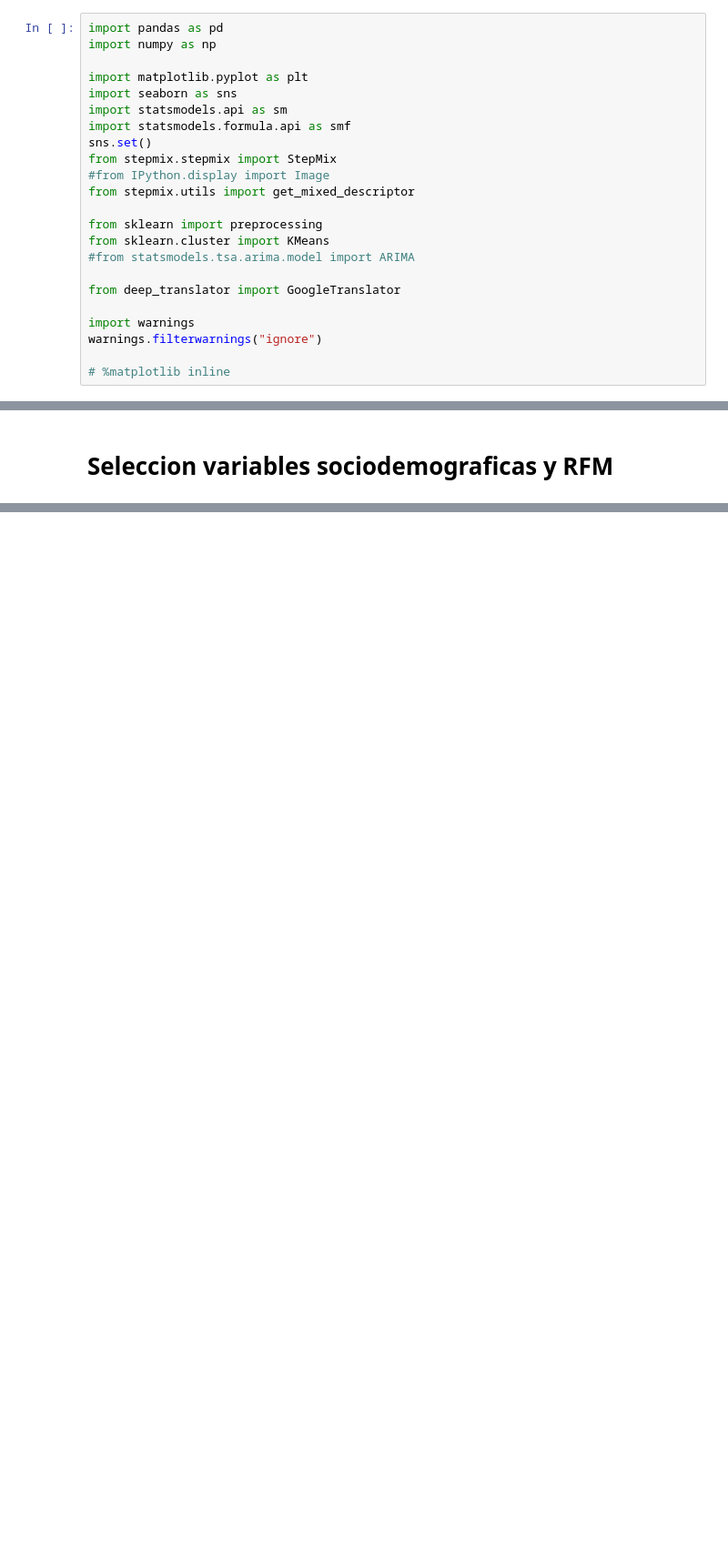
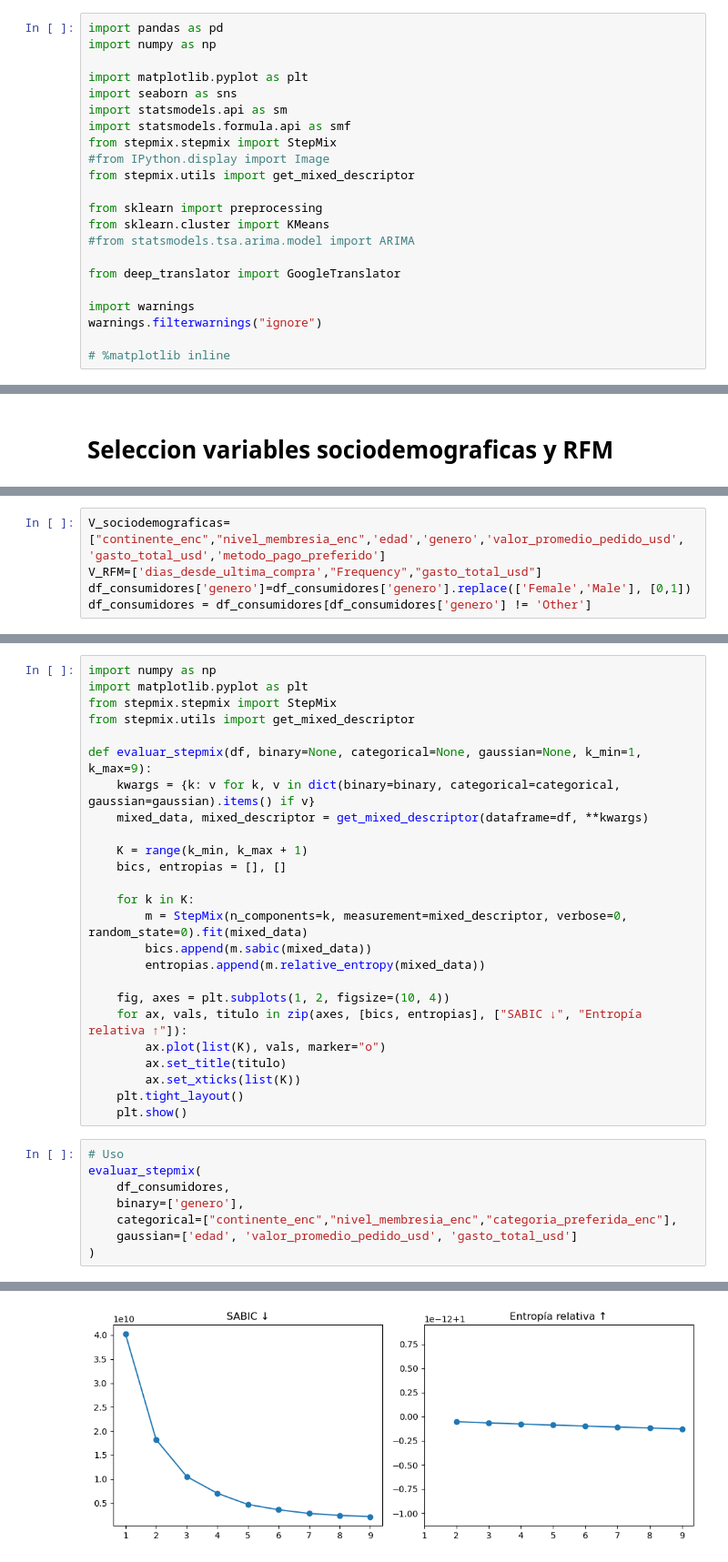
Before and after one commit to ShawnFRS/trabajos-marketing, a Jupyter notebook: trabajo 2/trabajo 2.ipynb, the cells around one changed output, grey strips where cells are left out. Shown at 91% size. Saved outputs shown, nothing was run; the diff lists cells and outputs as text; blank space fills up the shorter version.

```diff
--- a/trabajo 2/trabajo 2.ipynb
+++ b/trabajo 2/trabajo 2.ipynb
@@ -72,7 +69,6 @@ import matplotlib.pyplot as plt
 import seaborn as sns
 import statsmodels.api as sm
 import statsmodels.formula.api as smf
-sns.set()
 from stepmix.stepmix import StepMix
 #from IPython.display import Image
 from stepmix.utils import get_mixed_descriptor
@@ -196,0 +337,5 @@ display(df.head(5))
+# %%
+V_sociodemograficas=["continente_enc","nivel_membresia_enc",'edad','genero','valor_promedio_pedido_usd', 'gasto_total_usd','metodo_pago_preferido']
+V_RFM=['dias_desde_ultima_compra',"Frequency","gasto_total_usd"]
+df_consumidores['genero']=df_consumidores['genero'].replace(['Female','Male'], [0,1])
+df_consumidores = df_consumidores[df_consumidores['genero'] != 'Other']
@@ -196,0 +344,34 @@ display(df.head(5))
+# %%
+import numpy as np
+import matplotlib.pyplot as plt
+from stepmix.stepmix import StepMix
+from stepmix.utils import get_mixed_descriptor
+
+def evaluar_stepmix(df, binary=None, categorical=None, gaussian=None, k_min=1, k_max=9):
+    kwargs = {k: v for k, v in dict(binary=binary, categorical=categorical, gaussian=gaussian).items() if v}
+    mixed_data, mixed_descriptor = get_mixed_descriptor(dataframe=df, **kwargs)
+
+    K = range(k_min, k_max + 1)
+    bics, entropias = [], []
+
+    for k in K:
+        m = StepMix(n_components=k, measurement=mixed_descriptor, verbose=0, random_state=0).fit(mixed_data)
+        bics.append(m.sabic(mixed_data))
+        entropias.append(m.relative_entropy(mixed_data))
+
+    fig, axes = plt.subplots(1, 2, figsize=(10, 4))
+    for ax, vals, titulo in zip(axes, [bics, entropias], ["SABIC ↓", "Entropía relativa ↑"]):
+        ax.plot(list(K), vals, marker="o")
+        ax.set_title(titulo)
+        ax.set_xticks(list(K))
+    plt.tight_layout()
+    plt.show()
+# %%
+# Uso
+evaluar_stepmix(
+    df_consumidores,
+    binary=['genero'],
+    categorical=["continente_enc","nivel_membresia_enc","categoria_preferida_enc"],
+    gaussian=['edad', 'valor_promedio_pedido_usd', 'gasto_total_usd']
+)
+# %% [output]
@@ -196,0 +387 @@ display(df.head(5))
+[figure, added]
```
Also changed, not shown: parts of 21 cells of this notebook.
